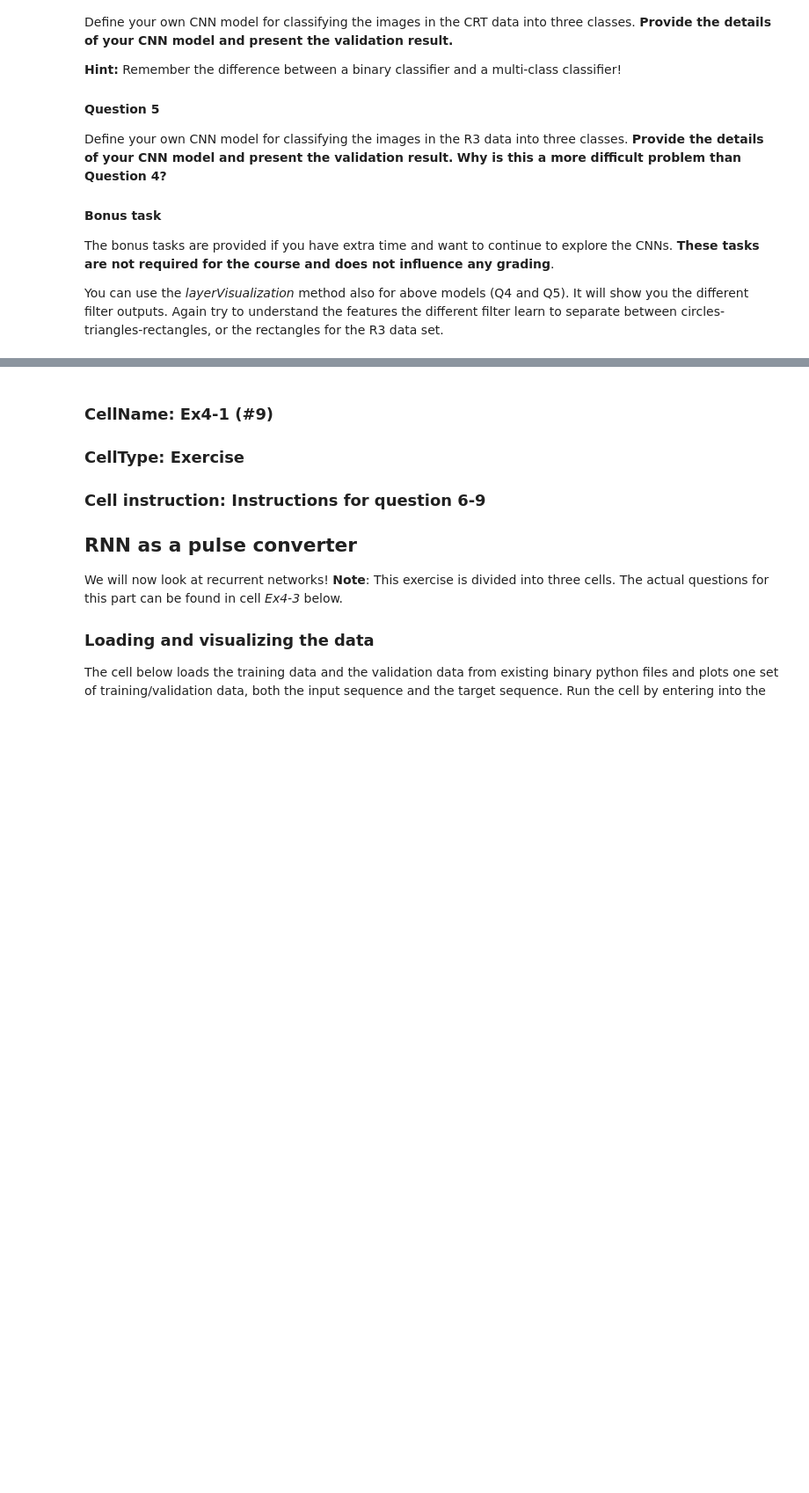
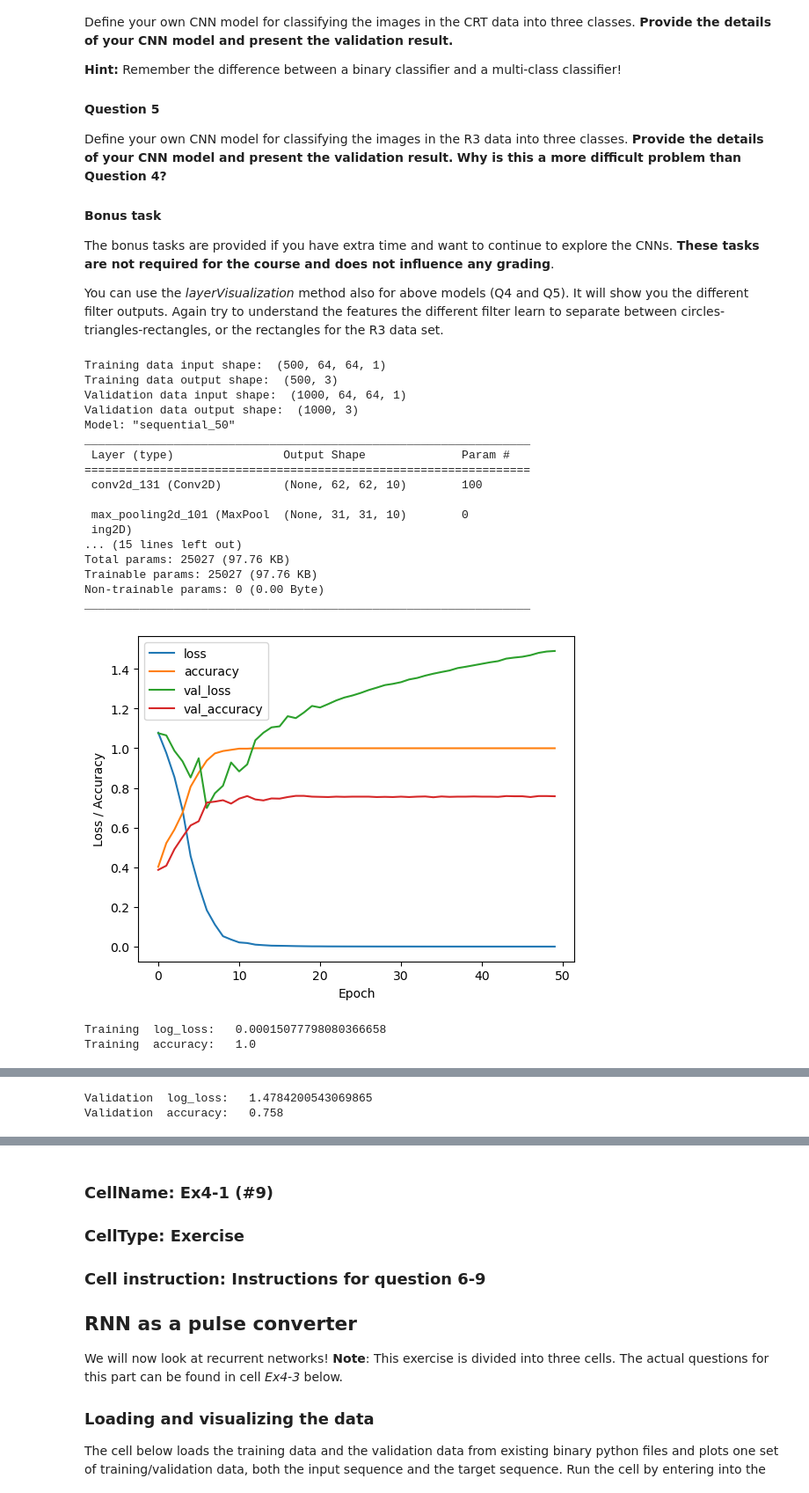
Before and after one commit to TheodorAT/Neural-Networks, a Jupyter notebook: Lab3/lab3.ipynb, the cells around one changed output, grey strips where cells are left out. Shown: that part at 88% size. Drawn from its saved outputs; the diff is of its cells as text; code cells hidden in the pictures; blank space fills up the shorter version.

```diff
--- a/Lab3/lab3.ipynb
+++ b/Lab3/lab3.ipynb
@@ -464,10 +467,10 @@ The bonus tasks are provided if you have extra time and want to continue to expl
 You can use the *layerVisualization* method also for above models (Q4 and Q5). It will show you the different filter outputs. Again try to understand the features the different filter learn to separate between circles-triangles-rectangles, or the rectangles for the R3 data set.
 # %%
 # Load the CRT dataset (Question 4)
-x_trn, d_trn, x_val, d_val, width, height = loadImagesCRT()
+# x_trn, d_trn, x_val, d_val, width, height = loadImagesCRT()
 
 # Load the R3 dataset (Question 5)
-#x_trn, d_trn, x_val, d_val, width, height = loadImagesR3()
+x_trn, d_trn, x_val, d_val, width, height = loadImagesR3()
 
 print('Training data input shape: ', x_trn.shape)
 print('Training data output shape: ', d_trn.shape)
@@ -480,34 +483,68 @@ input_shape = (width, height, 1)
 # Define the CNN ex3
 ex3 = Sequential()
 
-#
-# YOUR CODE HERE
-#
+# First layer
+ex3.add(Conv2D(10, kernel_size=(3, 3), activation='relu', input_shape=input_shape))
+ex3.add(MaxPooling2D(pool_size=(2,2)))
 
+# Second layer
+ex3.add(Conv2D(10, kernel_size=(3, 3), activation='relu'))
+ex3.add(MaxPooling2D(pool_size=(2,2)))
+
+# Third layer, no pooling to preserve more detail for the dense layer.
+ex3.add(Conv2D(10, kernel_size=(3, 3), activation='relu'))
+
+# Fully connected MLP layers
+ex3.add(Flatten())
+ex3.add(Dense(16, activation='relu'))
+
+# Output layer
+ex3.add(Dense(3, activation='softmax'))
 
 # We use cross entropy error and the adam optimizer
 adam = Adam(learning_rate=0.003)
 ex3.compile(loss='categorical_crossentropy', optimizer=adam, metrics=['accuracy'])
 ex3.summary()
 
 # Now train the ex3
 estimator_ex3 = ex3.fit(x_trn, d_trn,
                       validation_data=(x_val, d_val),
                       epochs=50,
                       batch_size=50,
                       verbose=0)
 
 # Training history
 plt.figure()
 plt.ylabel('Loss / Accuracy')
 plt.xlabel('Epoch')
 for k in estimator_ex3.history.keys():
     plt.plot(estimator_ex3.history[k], label = k)
 plt.legend(loc='best')
 plt.show()
 
 # Training result
 multi_stat_3(ex3, x_trn, d_trn, 'Training')
 
 # Validation result
 multi_stat_3(ex3, x_val, d_val, 'Validation')
+# %% [output]
+Training data input shape:  (500, 64, 64, 1)
+Training data output shape:  (500, 3)
+Validation data input shape:  (1000, 64, 64, 1)
+Validation data output shape:  (1000, 3)
+Model: "sequential_50"
+_________________________________________________________________
+ Layer (type)                Output Shape              Param #
+=================================================================
+ conv2d_131 (Conv2D)         (None, 62, 62, 10)        100
+
+ max_pooling2d_101 (MaxPool  (None, 31, 31, 10)        0
+ ing2D)
+... (15 lines left out)
+Total params: 25027 (97.76 KB)
+Trainable params: 25027 (97.76 KB)
+Non-trainable params: 0 (0.00 Byte)
+_________________________________________________________________
+[figure, added]
+Training  log_loss:   0.00015077798080366658
+Training  accuracy:   1.0
@@ -513,0 +552,2 @@ multi_stat_3(ex3, x_val, d_val, 'Validation')
+Validation  log_loss:   1.4784200543069865
+Validation  accuracy:   0.758
```
Also changed, not shown: parts of 6 cells of this notebook.
